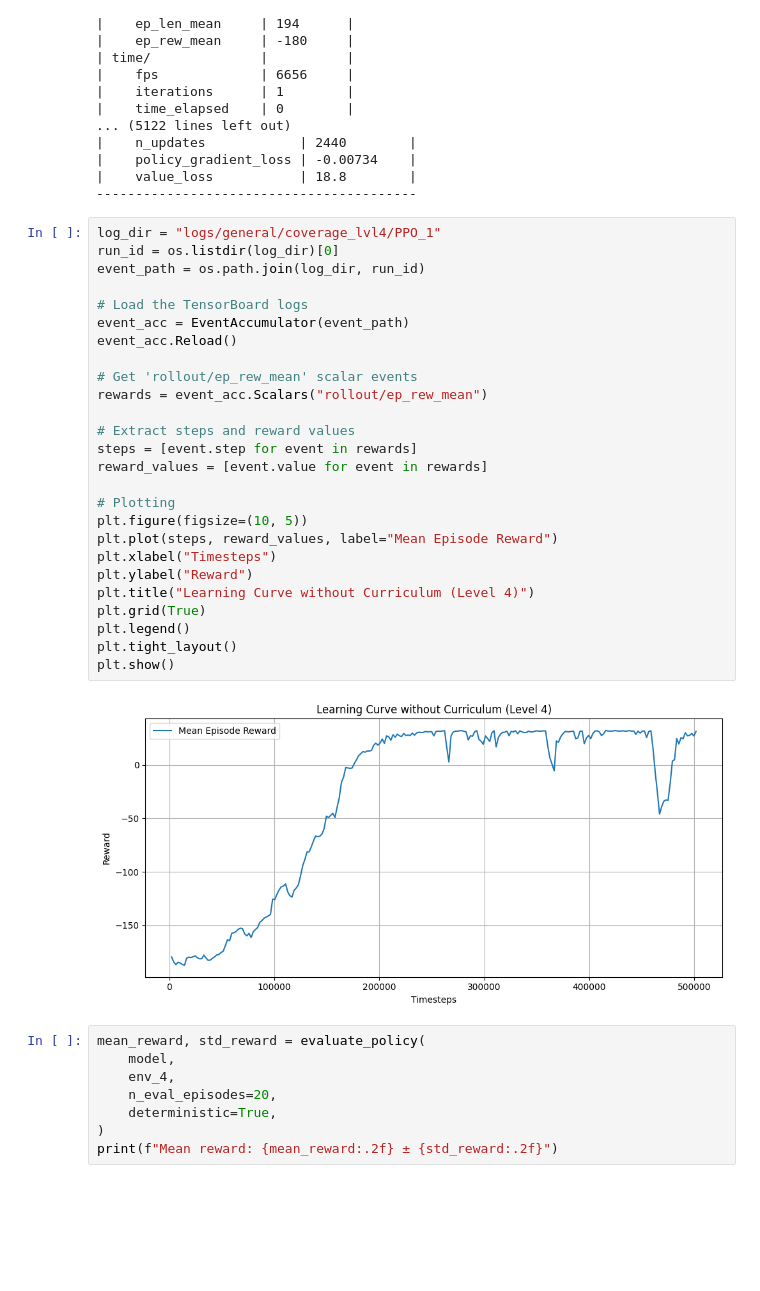
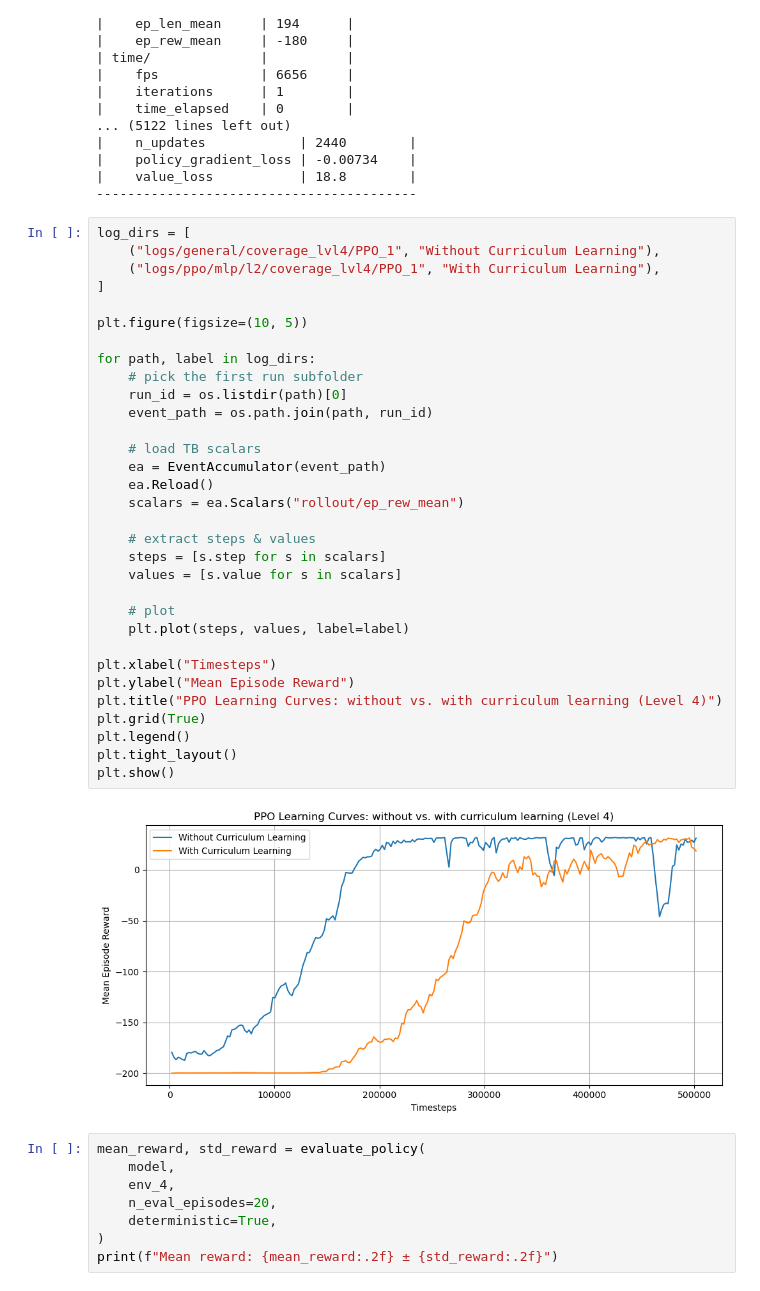
Before and after one commit to JoaoLucasMBC/Coverage-Path-Planning, a Jupyter notebook: model_per_level.ipynb, the cells around one changed output. Cells and saved outputs as stored; diff of their text form; blank space fills up the shorter version.

```diff
--- a/model_per_level.ipynb
+++ b/model_per_level.ipynb
@@ -399,33 +423,39 @@ Logging to logs/general/coverage_lvl4/PPO_1
 |    value_loss           | 18.8        |
 -----------------------------------------
 # %%
-log_dir = "logs/general/coverage_lvl4/PPO_1"
-run_id = os.listdir(log_dir)[0]
-event_path = os.path.join(log_dir, run_id)
+log_dirs = [
+    ("logs/general/coverage_lvl4/PPO_1", "Without Curriculum Learning"),
+    ("logs/ppo/mlp/l2/coverage_lvl4/PPO_1", "With Curriculum Learning"),
+]
 
-# Load the TensorBoard logs
-event_acc = EventAccumulator(event_path)
-event_acc.Reload()
+plt.figure(figsize=(10, 5))
 
-# Get 'rollout/ep_rew_mean' scalar events
-rewards = event_acc.Scalars("rollout/ep_rew_mean")
+for path, label in log_dirs:
+    # pick the first run subfolder
+    run_id = os.listdir(path)[0]
+    event_path = os.path.join(path, run_id)
 
-# Extract steps and reward values
-steps = [event.step for event in rewards]
-reward_values = [event.value for event in rewards]
+    # load TB scalars
+    ea = EventAccumulator(event_path)
+    ea.Reload()
+    scalars = ea.Scalars("rollout/ep_rew_mean")
 
-# Plotting
-plt.figure(figsize=(10, 5))
-plt.plot(steps, reward_values, label="Mean Episode Reward")
+    # extract steps & values
+    steps = [s.step for s in scalars]
+    values = [s.value for s in scalars]
+
+    # plot
+    plt.plot(steps, values, label=label)
+
 plt.xlabel("Timesteps")
-plt.ylabel("Reward")
-plt.title("Learning Curve without Curriculum (Level 4)")
+plt.ylabel("Mean Episode Reward")
+plt.title("PPO Learning Curves: without vs. with curriculum learning (Level 4)")
 plt.grid(True)
 plt.legend()
 plt.tight_layout()
 plt.show()
 # %% [output]
-[figure, old version]
+[figure, new version]
 # %%
 mean_reward, std_reward = evaluate_policy(
     model,
```
Also changed, not shown: parts of 6 cells of this notebook, 2 other files.
